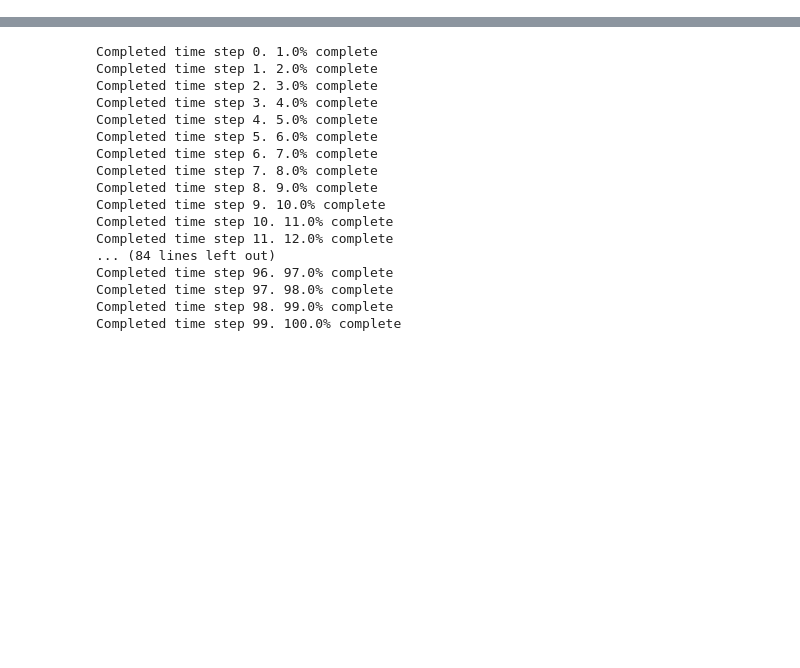
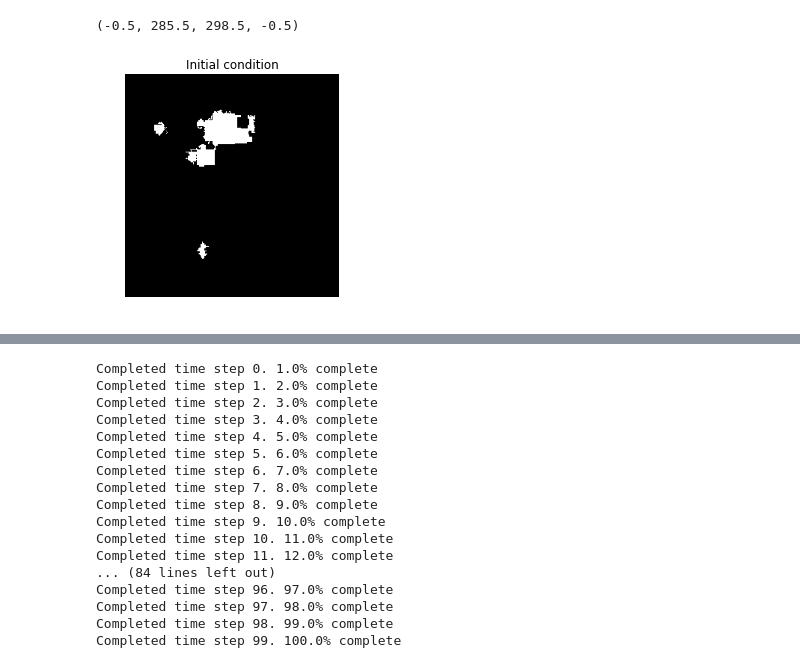
Before and after one commit to LEAF-BoiseState/SPEED, a Jupyter notebook: Module15g/SimpleUrbanSTM_V1.ipynb, the cells around one changed output, grey strips where cells are left out. Cells and saved outputs as stored; diff of their text form; code cells hidden in the pictures; blank space fills up the shorter version.

```diff
--- a/Module15g/SimpleUrbanSTM_V1.ipynb
+++ b/Module15g/SimpleUrbanSTM_V1.ipynb
@@ -21,0 +34,13 @@ k_logistic   = 10.0
+# %%
+# Load the initial city map
+CityMap = np.load('InitialCity.npy') # Load the initial condition from
+CityMapInit = np.copy(CityMap) # Clone the initial condition
+
+# Plot the initial condition for show
+plt.figure(1)
+plt.imshow(CityMapInit,cmap='gray')
+plt.title("Initial condition")
+plt.axis('off')
+# %% [output]
+(-0.5, 285.5, 298.5, -0.5)
+[figure, added]
```
Also changed, not shown: parts of 12 cells of this notebook.
